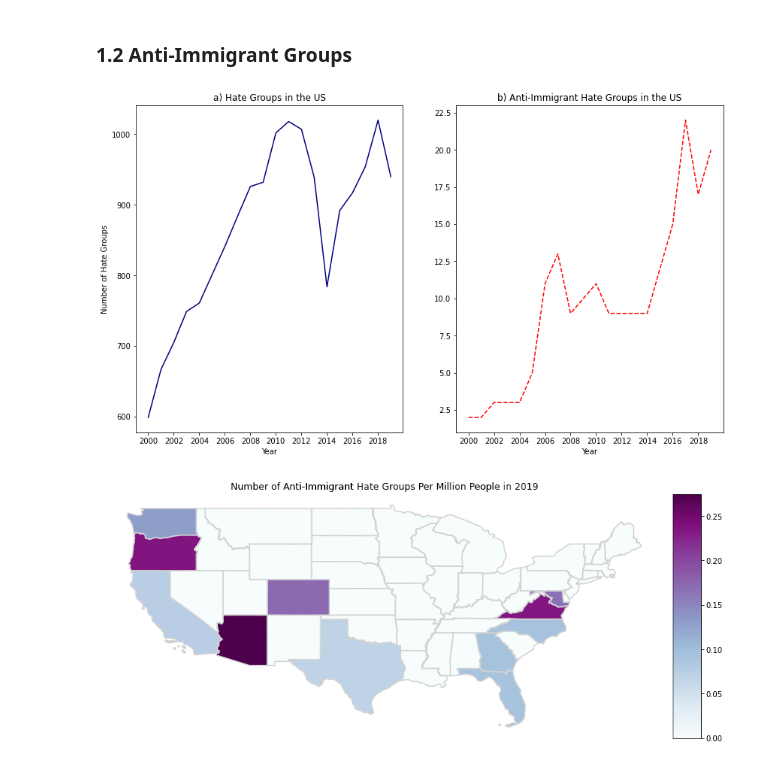
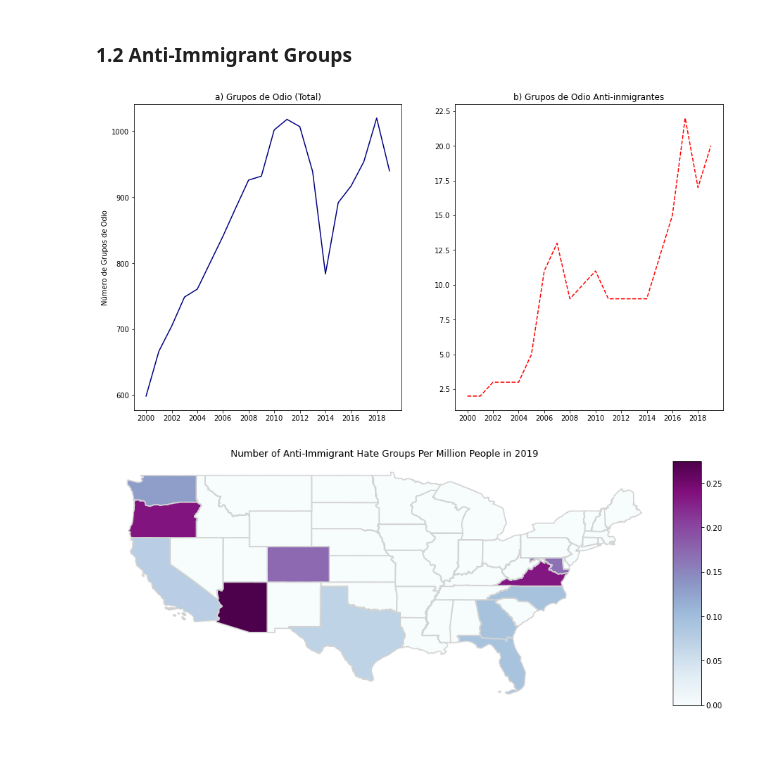
Before and after one commit to jramtos/hate_groups, a Jupyter notebook: analysis_hate_data.ipynb, the cells around one changed output. Saved outputs shown, nothing was run; the diff lists cells and outputs as text; code cells hidden in the pictures.

```diff
--- a/analysis_hate_data.ipynb
+++ b/analysis_hate_data.ipynb
@@ -84,27 +109,27 @@ plt.show()
 counts=hg.groupby(['Year', 'Ideology']).size().reset_index(name='count')
 counts_im = counts[counts.Ideology == 'Anti-Immigrant']
 # %%
-fig, ax = plt.subplots(figsize=(14,8), ncols=2, nrows=1)
+fig, ax = plt.subplots(figsize=(15,8), ncols=2, nrows=1)
 ax1 = sns.lineplot(x="Year", y="count",
                    data=counts.groupby('Year').agg({'count':'sum'}).reset_index(),
                   color='navy', ax=ax[0])
 freq = int(2)
 ax1.set_xticks(counts.groupby('Year').agg({'count':'sum'}).reset_index().Year[::freq])
-ax1.set_xlabel('Year')
-ax1.set_ylabel('Number of Hate Groups')
-ax1.title.set_text('a) Hate Groups in the US')
+ax1.set_xlabel('')
+ax1.set_ylabel('Número de Grupos de Odio')
+ax1.title.set_text('a) Grupos de Odio (Total)')
 
 
 ax2 = sns.lineplot(x="Year", y="count", data=counts_im, color='red', ax=ax[1])
 ax2.set_xticks(counts_im.Year[::freq])
 ax2.lines[0].set_linestyle("--")
-ax2.set_xlabel('Year')
+ax2.set_xlabel('')
 ax2.set_ylabel('')
-ax2.title.set_text('b) Anti-Immigrant Hate Groups in the US')
+ax2.title.set_text('b) Grupos de Odio Anti-inmigrantes')
 
 plt.show()
 # %% [output]
-[figure, old version]
+[figure, new version]
 # %%
 #Create a df at state, year and ideology levels.
 counts = hg.groupby(['State', 'Year', 'Ideology']).size().reset_index(name='count')
```
Also changed, not shown: parts of 4 cells of this notebook.
